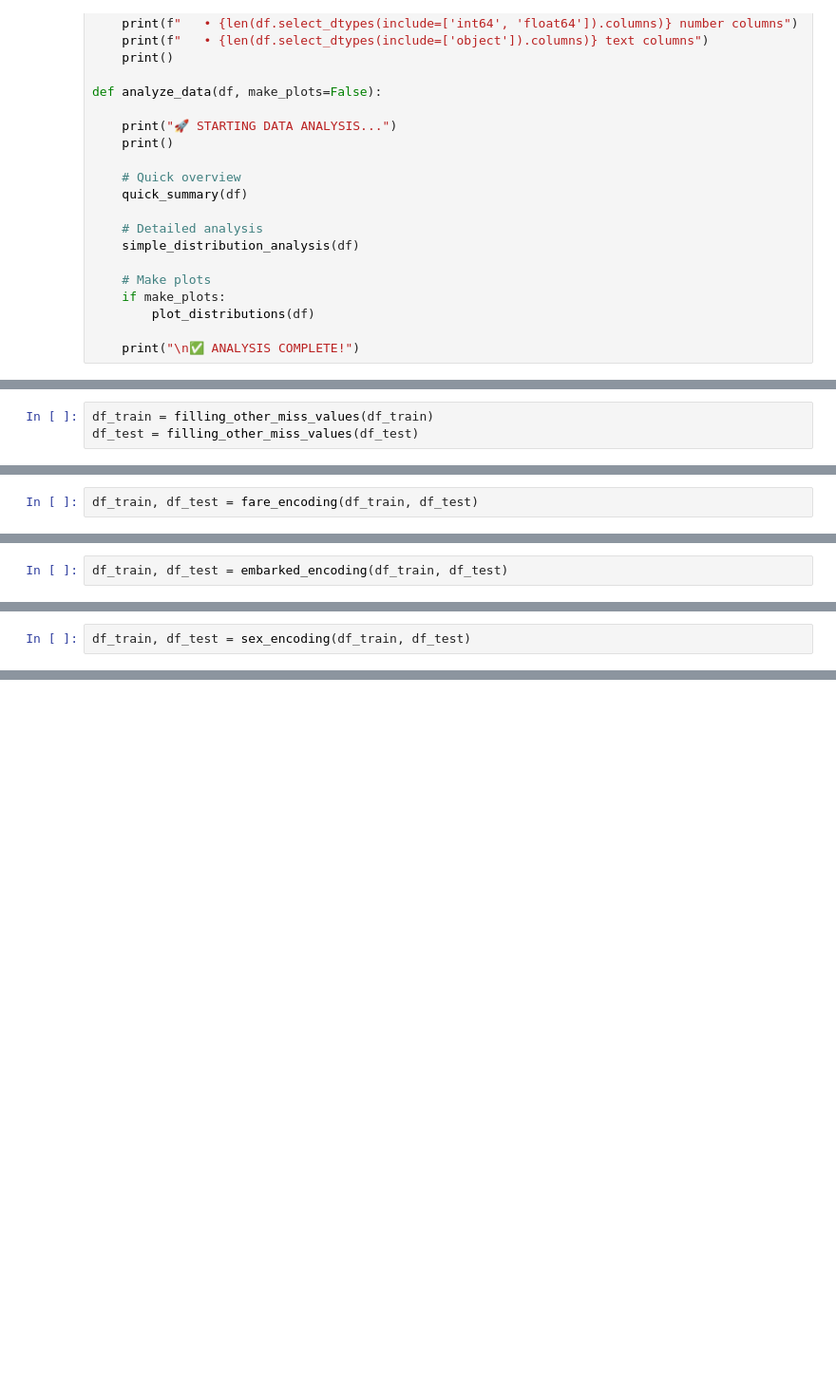
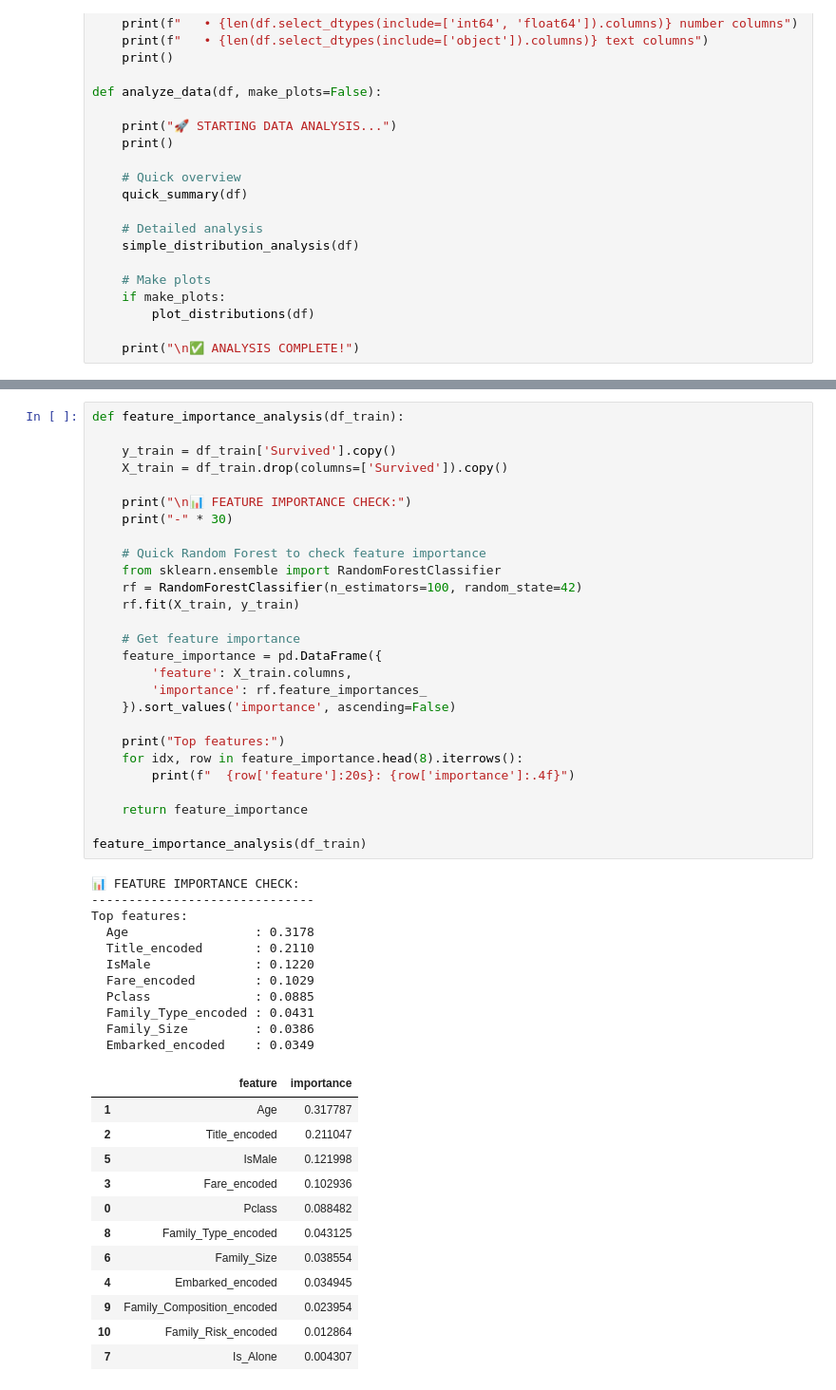
Before and after one commit to ekspertai08/Titanic-predictions, a Jupyter notebook: code.ipynb, the cells around one changed output, grey strips where cells are left out. Shown at 95% size. Drawn from its saved outputs; the diff is of its cells as text; blank space fills up the shorter version.

```diff
--- a/code.ipynb
+++ b/code.ipynb
@@ -254,3 +464,0 @@ def filling_other_miss_values(df):
-# %%
-df_train = filling_other_miss_values(df_train)
-df_test = filling_other_miss_values(df_test)
@@ -296,2 +464,0 @@ def fare_encoding(df_train, df_test):
-# %%
-df_train, df_test = fare_encoding(df_train, df_test)
@@ -327,2 +464,0 @@ def embarked_encoding(df_train, df_test):
-# %%
-df_train, df_test = embarked_encoding(df_train, df_test)
@@ -339,4 +465,2 @@ def sex_encoding(df_train, df_test):
-# %%
-df_train, df_test = sex_encoding(df_train, df_test)
 # %%
 analyze_data(df_train)
@@ -346,0 +525,51 @@ Feature Engineering
+# %%
+def feature_importance_analysis(df_train):
+
+    y_train = df_train['Survived'].copy()
+    X_train = df_train.drop(columns=['Survived']).copy()
+
+    print("\n📊 FEATURE IMPORTANCE CHECK:")
+    print("-" * 30)
+
+    # Quick Random Forest to check feature importance
+    from sklearn.ensemble import RandomForestClassifier
+    rf = RandomForestClassifier(n_estimators=100, random_state=42)
+    rf.fit(X_train, y_train)
+
+    # Get feature importance
+    feature_importance = pd.DataFrame({
+        'feature': X_train.columns,
+        'importance': rf.feature_importances_
+    }).sort_values('importance', ascending=False)
+
+    print("Top features:")
+    for idx, row in feature_importance.head(8).iterrows():
+        print(f"  {row['feature']:20s}: {row['importance']:.4f}")
+
+    return feature_importance
+
+feature_importance_analysis(df_train)
+# %% [output]
+📊 FEATURE IMPORTANCE CHECK:
+------------------------------
+Top features:
+  Age                 : 0.3178
+  Title_encoded       : 0.2110
+  IsMale              : 0.1220
+  Fare_encoded        : 0.1029
+  Pclass              : 0.0885
+  Family_Type_encoded : 0.0431
+  Family_Size         : 0.0386
+  Embarked_encoded    : 0.0349
+|  | feature | importance |
+| 1 | Age | 0.317787 |
+| 2 | Title_encoded | 0.211047 |
+| 5 | IsMale | 0.121998 |
+| 3 | Fare_encoded | 0.102936 |
+| 0 | Pclass | 0.088482 |
+| 8 | Family_Type_encoded | 0.043125 |
+| 6 | Family_Size | 0.038554 |
+| 4 | Embarked_encoded | 0.034945 |
+| 9 | Family_Composition_encoded | 0.023954 |
+| 10 | Family_Risk_encoded | 0.012864 |
+| 7 | Is_Alone | 0.004307 |
```
Also changed, not shown: parts of 63 cells of this notebook, 4 other files.
